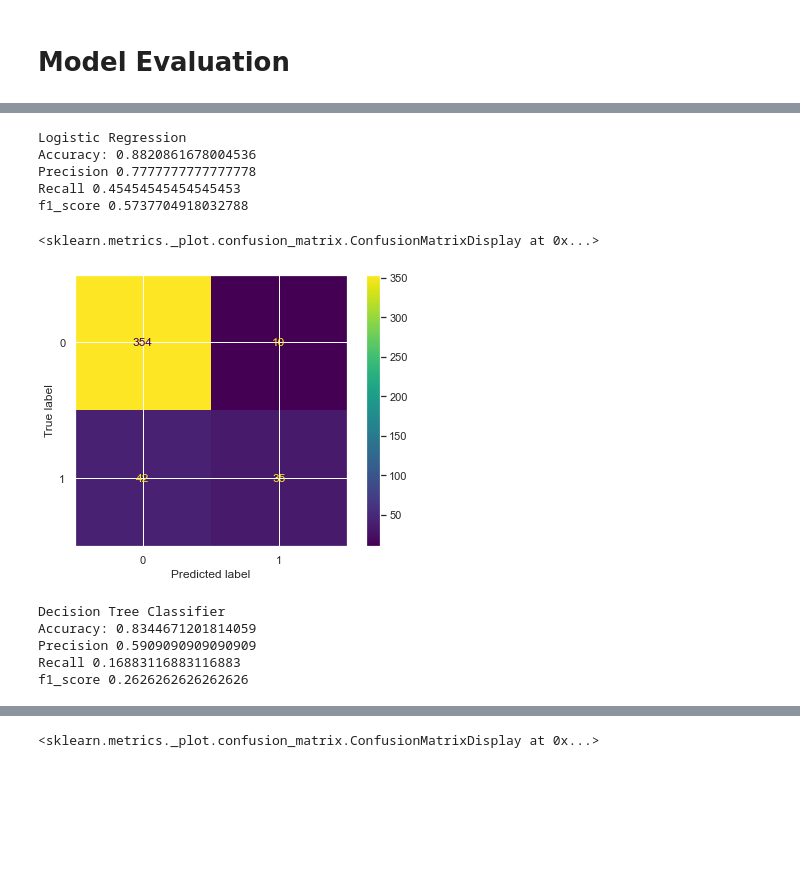
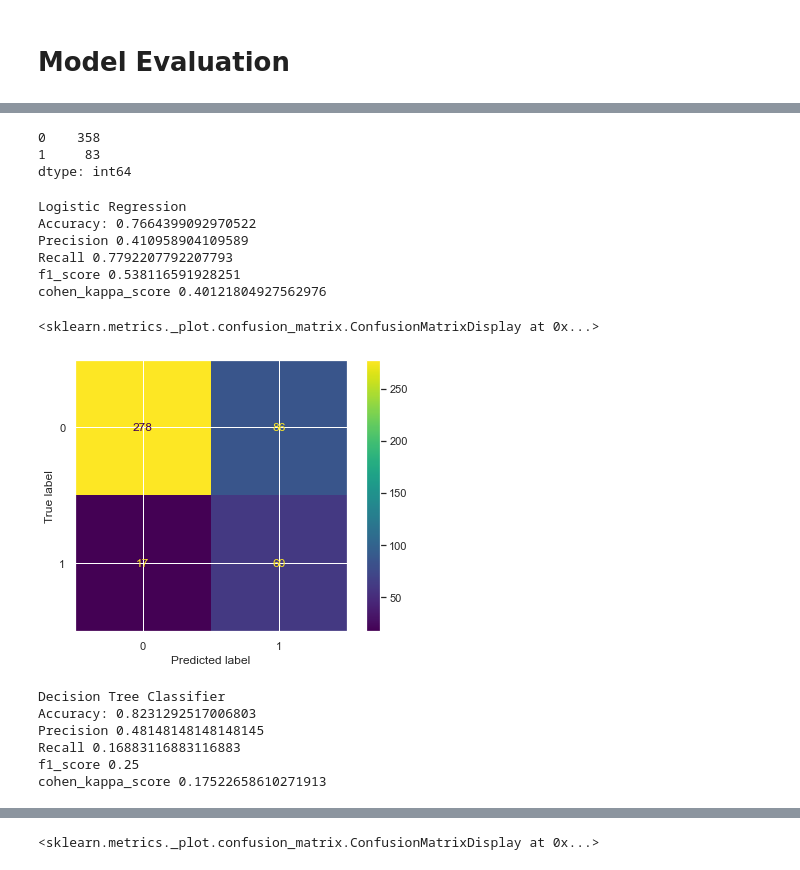
Before and after one commit to Antarlin921/Employee_Attrition_MLProject, a Jupyter notebook: attrition.ipynb, the cells around one changed output, grey strips where cells are left out. Drawn from its saved outputs; the diff is of its cells as text; code cells hidden in the pictures; blank space fills up the shorter version.

```diff
--- a/attrition.ipynb
+++ b/attrition.ipynb
@@ -760,5 +815,5 @@ X_train,X_val,y_train,y_val=train_test_split(data_dum,target,test_size=0.3,rando
 # StackingClassifier
 # %%
 from sklearn.linear_model import LogisticRegression
-lr = LogisticRegression(random_state=4)
-lr.fit(X_train,y_train)
+lr = LogisticRegression(random_state=4,max_iter=3000)
+lrS = LogisticRegression(random_state=4,max_iter=3000)
@@ -773,0 +896,3 @@ LogisticRegression(random_state=4)
+# %%
+lrs=LogisticRegression(C= 0.1,class_weight='balanced',penalty='l2')
+lrs.fit(X_train,y_train)
@@ -972,0 +1267,6 @@ y_pred_sc=sc.predict(X_val)
+# %%
+pd.DataFrame(y_pred_svc).value_counts()
+# %% [output]
+0    358
+1     83
+dtype: int64
@@ -981,29 +1293,33 @@ print("Accuracy:",metrics.accuracy_score(y_val, y_pred_lr))
 print("Precision",metrics.precision_score(y_val,y_pred_lr))
 print("Recall",metrics.recall_score(y_val,y_pred_lr))
 print("f1_score",metrics.f1_score(y_val,y_pred_lr))
+print("cohen_kappa_score",metrics.cohen_kappa_score(y_val,y_pred_lr))
 # %% [output]
 Logistic Regression
-Accuracy: 0.8820861678004536
-Precision 0.7777777777777778
-Recall 0.45454545454545453
-f1_score 0.5737704918032788
+Accuracy: 0.7664399092970522
+Precision 0.410958904109589
+Recall 0.7792207792207793
+f1_score 0.538116591928251
+cohen_kappa_score 0.40121804927562976
 # %%
-metrics.plot_confusion_matrix(lr,X_val,y_val)
+metrics.plot_confusion_matrix(lrs,X_val,y_val)
 # %% [output]
 <sklearn.metrics._plot.confusion_matrix.ConfusionMatrixDisplay at 0x...>
-[figure, old version]
+[figure, new version]
 # %%
 print('Decision Tree Classifier')
 print("Accuracy:",metrics.accuracy_score(y_val, y_pred_dtc))
 print("Precision",metrics.precision_score(y_val,y_pred_dtc))
 print("Recall",metrics.recall_score(y_val,y_pred_dtc))
 print("f1_score",metrics.f1_score(y_val,y_pred_dtc))
+print("cohen_kappa_score",metrics.cohen_kappa_score(y_val,y_pred_dtc))
 # %% [output]
 Decision Tree Classifier
-Accuracy: 0.8344671201814059
-Precision 0.5909090909090909
+Accuracy: 0.8231292517006803
+Precision 0.48148148148148145
 Recall 0.16883116883116883
-f1_score 0.2626262626262626
+f1_score 0.25
+cohen_kappa_score 0.17522658610271913
 # %%
 metrics.plot_confusion_matrix(dtc,X_val,y_val)
 # %% [output]
```
Also changed, not shown: parts of 89 cells of this notebook, 1 other file.
